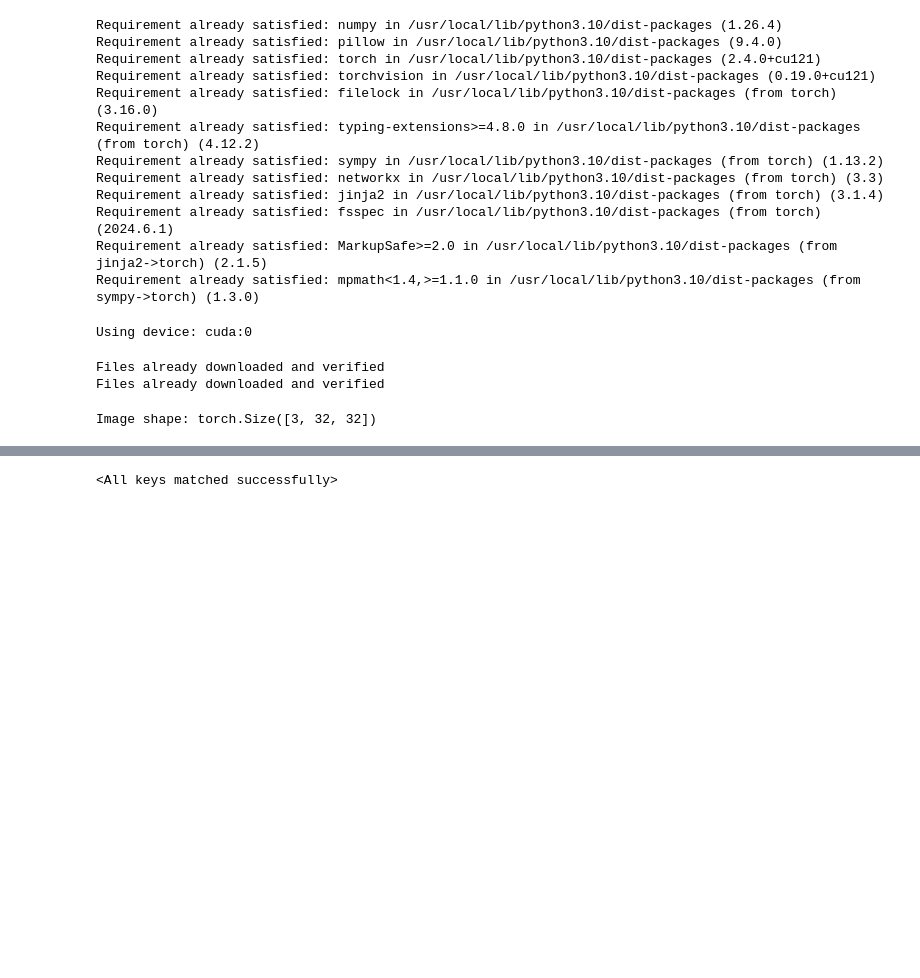
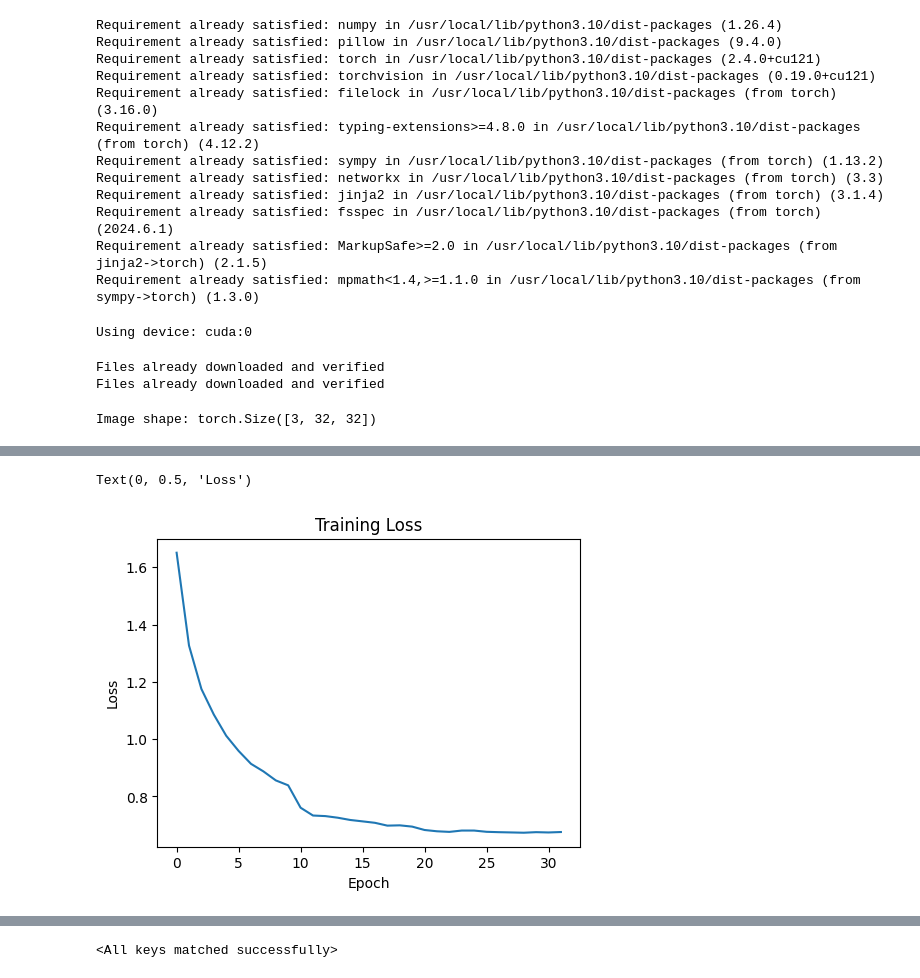
Before and after one commit to davidandw190/pytorch-deep-learning-workspace, a Jupyter notebook: notebooks-for-learning/02_image_classification_cnn.ipynb, the cells around one changed output, grey strips where cells are left out. Saved outputs shown, nothing was run; the diff lists cells and outputs as text; code cells hidden in the pictures; blank space fills up the shorter version.

Commit message:
enhance model architecture, add data augmentation, improve optimization, implement learning rate scheduling, and add better visualizations.

```diff
--- a/notebooks-for-learning/02_image_classification_cnn.ipynb
+++ b/notebooks-for-learning/02_image_classification_cnn.ipynb
@@ -50,8 +58,8 @@ test_data = torchvision.datasets.CIFAR10(root='./data', train=False, download=Tr
 Files already downloaded and verified
 Files already downloaded and verified
 # %%
-train_loader = torch.utils.data.DataLoader(train_data, batch_size=32, shuffle=True, num_workers=2)
-test_loader = torch.utils.data.DataLoader(test_data, batch_size=32, shuffle=False, num_workers=2)
+train_loader = torch.utils.data.DataLoader(train_data, batch_size=128, shuffle=True, num_workers=2)
+test_loader = torch.utils.data.DataLoader(test_data, batch_size=128, shuffle=False, num_workers=2)
 # %%
 image, label = train_data[0]
 # %%
@@ -84,5 +92,6 @@ class CNN(nn.Module):
 # %%
 model = CNN().to(device)
 loss_fn = nn.CrossEntropyLoss()
-optimizer = optim.SGD(model.parameters(), lr=0.001, momentum=0.9)
+optimizer = optim.Adam(model.parameters(), lr=0.001)
+scheduler = StepLR(optimizer, step_size=10, gamma=0.1)
 # %%
@@ -125,2 +115,43 @@ Loss: 0.8256
+# %%
+def evaluate(model, loader):
+    model.eval()
+    correct = 0
+    total = 0
+    with torch.no_grad():
+        for inputs, labels in tqdm(loader, desc="Evaluating"):
+            inputs, labels = inputs.to(device), labels.to(device)
+            outputs = model(inputs)
+            _, predicted = outputs.max(1)
+            total += labels.size(0)
+            correct += predicted.eq(labels).sum().item()
+    return 100. * correct / total
+# %%
+EPOCHS = 50
+train_losses = []
+train_accuracies = []
+test_accuracies = []
+
+for epoch in range(EPOCHS):
+    train_loss, train_acc = train(model, train_loader, optimizer, loss_fn)
+    test_acc = evaluate(model, test_loader)
+    scheduler.step()
+
+    train_losses.append(train_loss)
+    train_accuracies.append(train_acc)
+    test_accuracies.append(test_acc)
+
+    print(f'Epoch {epoch+1}/{EPOCHS}:')
+    print(f'Train Loss: {train_loss:.4f}, Train Acc: {train_acc:.2f}%')
+    print(f'Test Acc: {test_acc:.2f}%')
 # %%
 torch.save(model.state_dict(), 'trained_image_classifier.pth')
+# %%
+plt.figure(figsize=(12, 4))
+plt.subplot(1, 2, 1)
+plt.plot(train_losses)
+plt.title('Training Loss')
+plt.xlabel('Epoch')
+plt.ylabel('Loss')
+# %% [output]
+Text(0, 0.5, 'Loss')
+[figure, added]
```
Also changed, not shown: parts of 10 cells of this notebook.
